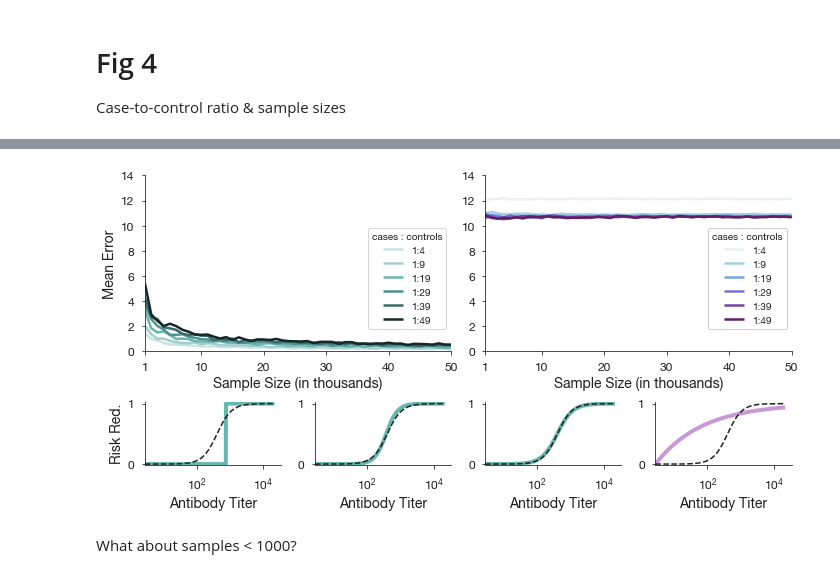
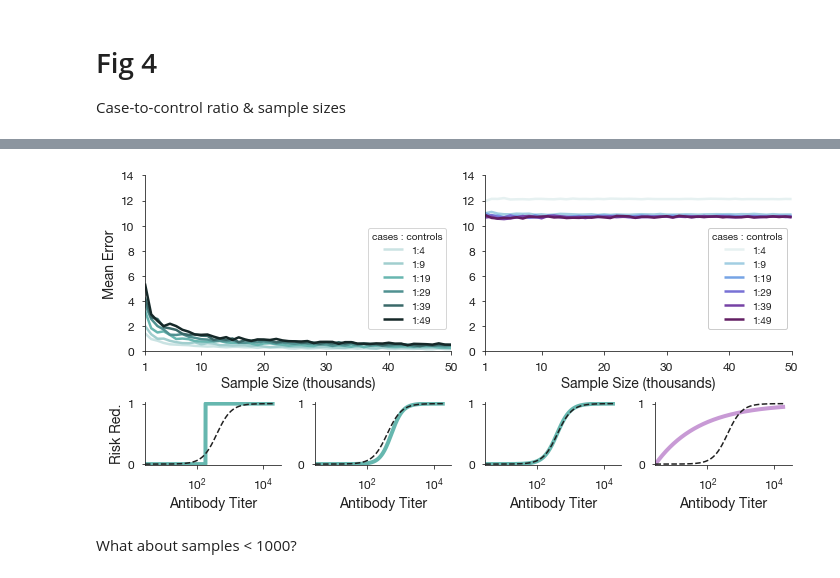
Before and after one commit to eschrom/TNDforCOP, a Jupyter notebook: generate_figures.ipynb, the cells around one changed output, grey strips where cells are left out. Drawn from its saved outputs; the diff is of its cells as text; code cells hidden in the pictures.

```diff
--- a/generate_figures.ipynb
+++ b/generate_figures.ipynb
@@ -273,10 +273,10 @@ for ii,gen_func in enumerate(data_gen_functions):
     RR_estimate = one_minus_OR(inf_probs)
 
     # Fit scaled logistic
-    fitted_params = fit_scaled_logistic(Ab_logged,infected)
+    fitted_params = fit_scaled_logit(Ab_logged,infected)
     # Extract fitted parameters and plug in
     fitted_k, fitted_beta_0, fitted_beta_1 = fitted_params
-    inf_probs_scaled = scaled_logistic(potential_Abs_logged, fitted_k, fitted_beta_0, fitted_beta_1)
+    inf_probs_scaled = scaled_logit(potential_Abs_logged, fitted_k, fitted_beta_0, fitted_beta_1)
     RR_estimate_scaled = one_minus_OR(inf_probs_scaled)
 
     # Calculate estimated and simulated VE
@@ -451,10 +373,10 @@ for ii,gen_func in enumerate(data_gen_functions):
     RR_estimate = one_minus_OR(inf_probs)
 
     # Fit scaled logistic
-    fitted_params = fit_scaled_logistic(Ab_logged,infected)
+    fitted_params = fit_scaled_logit(Ab_logged,infected)
     # Extract fitted parameters and plug in
     fitted_k, fitted_beta_0, fitted_beta_1 = fitted_params
-    inf_probs_scaled = scaled_logistic(potential_Abs_logged, fitted_k, fitted_beta_0, fitted_beta_1)
+    inf_probs_scaled = scaled_logit(potential_Abs_logged, fitted_k, fitted_beta_0, fitted_beta_1)
     RR_estimate_scaled = one_minus_OR(inf_probs_scaled)
 
     # Calculate estimated and simulated VE
@@ -539,10 +461,10 @@ for ii,cpc in enumerate(control_per_case_vals):
             # Fit scaled logistic
             potential_Abs_logged = np.arange(min(Ab_logged),max(Ab_logged),0.01)
             potential_Abs_unlogged = np.exp(potential_Abs_logged)
-            fitted_params = fit_scaled_logistic(Ab_logged,infected)
+            fitted_params = fit_scaled_logit(Ab_logged,infected)
             # Extract fitted parameters and plug in
             fitted_k, fitted_beta_0, fitted_beta_1 = fitted_params
-            inf_probs_scaled = scaled_logistic(potential_Abs_logged, fitted_k, fitted_beta_0, fitted_beta_1)
+            inf_probs_scaled = scaled_logit(potential_Abs_logged, fitted_k, fitted_beta_0, fitted_beta_1)
             RR_estimate_scaled = one_minus_OR(inf_probs_scaled)
 
             # Calculate estimated and simulated VE
@@ -650,6 +572,7 @@ fig,axes = plt.subplot_mosaic(mosaic=figure_mosaic,figsize=(10,5))
 
 control_per_case_vals = [1,9,19,29,39,49]
 num_samples = np.arange(1000,50100,1000)
+gen_func = "sigmoid"
 
 # Top panels: Examles of error ----------------------------------------------
 cpc = 49
@@ -671,10 +594,10 @@ for ii,N_i in enumerate(sample_N_vals):
     RR_estimate = one_minus_OR(inf_probs)
 
     # Fit scaled logistic
-    fitted_params = fit_scaled_logistic(Ab_logged,infected)
+    fitted_params = fit_scaled_logit(Ab_logged,infected)
     # Extract fitted parameters and plug in
     fitted_k, fitted_beta_0, fitted_beta_1 = fitted_params
-    inf_probs_scaled = scaled_logistic(potential_Abs_logged, fitted_k, fitted_beta_0, fitted_beta_1)
+    inf_probs_scaled = scaled_logit(potential_Abs_logged, fitted_k, fitted_beta_0, fitted_beta_1)
     RR_estimate_scaled = one_minus_OR(inf_probs_scaled)
 
     # Calculate estimated and simulated VE
@@ -781,35 +704,35 @@ color_vec = color_vec.hex_colors
 
 # Plot error values for each N at this case:control ratio
 lw = 2.5
 ax.plot(num_samples, error_vec_ctc_1, c=color_vec[0],label="1:4", linewidth=lw)
 ax.plot(num_samples, error_vec_ctc_10, c=color_vec[1],label="1:9", linewidth=lw)
 ax.plot(num_samples, error_vec_ctc_20, c=color_vec[2],label="1:19", linewidth=lw)
 ax.plot(num_samples, error_vec_ctc_30, c=color_vec[3],label="1:29", linewidth=lw)
 ax.plot(num_samples, error_vec_ctc_40, c=color_vec[4],label="1:39", linewidth=lw)
 ax.plot(num_samples, error_vec_ctc_50, c=color_vec[5],label="1:49", linewidth=lw)
 
 # ax.text(30000+dx,error_vec_ctc_50[29]-dy*3,"IV.",size=LABEL_SIZE)
 
 hide_right_top_axis(ax)
 # ax.set_ylabel("Mean Error")
 ax.legend(title="cases : controls", bbox_to_anchor=(1,0.1),loc="lower right",framealpha=1)
 
 for ax_lab in ["A","B"]:
     ax = axes[ax_lab]
-    ax.set_xlabel("Sample Size (in thousands)")
+    ax.set_xlabel("Sample Size (thousands)")
     ax.set_xlim([1000,50000]);
     ax.set_xticks([1000,10000,20000,30000,40000,50000]); ax.set_xticklabels([1,10,20,30,40,50])
     ax.set_ylim([0,14])
     finalize(ax)
 
 # Show the plot
 plt.grid(False)
 plt.tight_layout()
 fig.subplots_adjust(hspace=0.8,wspace=0.25) # space between columns, rows
 plt.savefig("figs/raw/Fig4_raw.jpg",dpi=300,bbox_inches='tight')
 plt.show()
 # %% [output]
-[figure, old version]
+[figure, new version]
 # %% [markdown]
 What about samples < 1000?
 # %%
```
Also changed, not shown: parts of 7 cells of this notebook, 1 other file.
